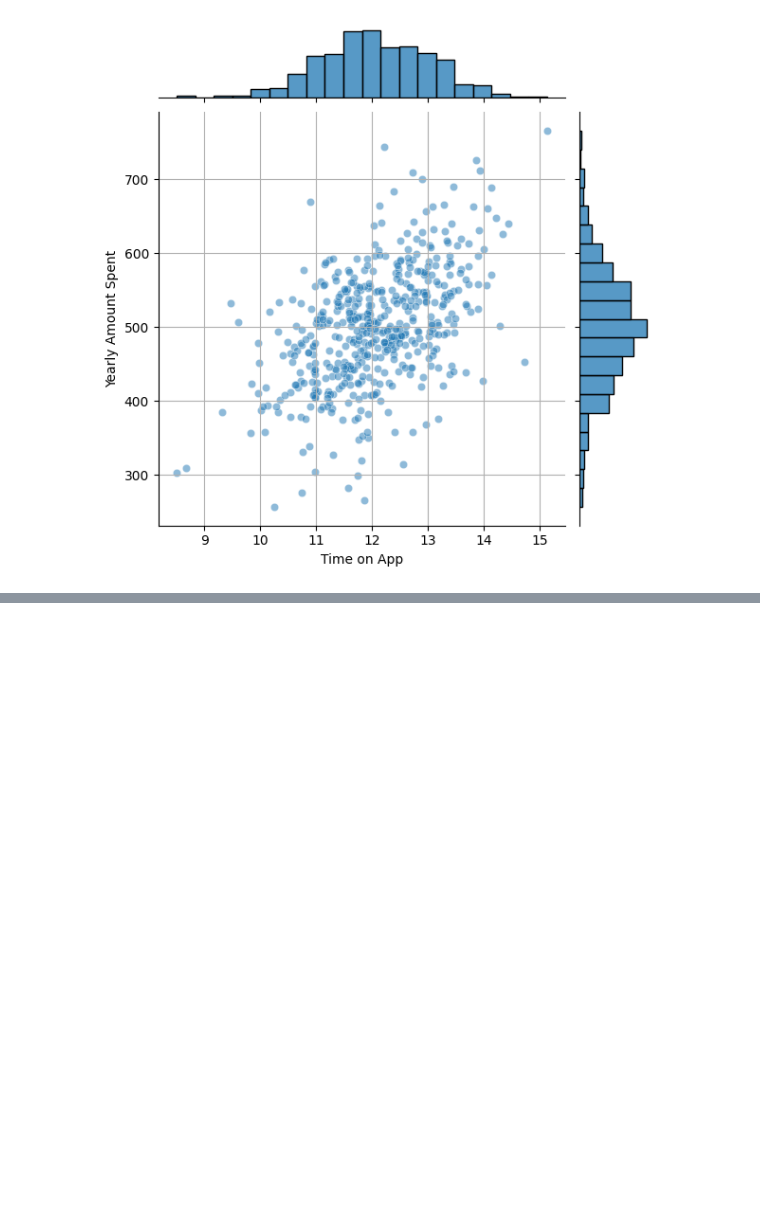
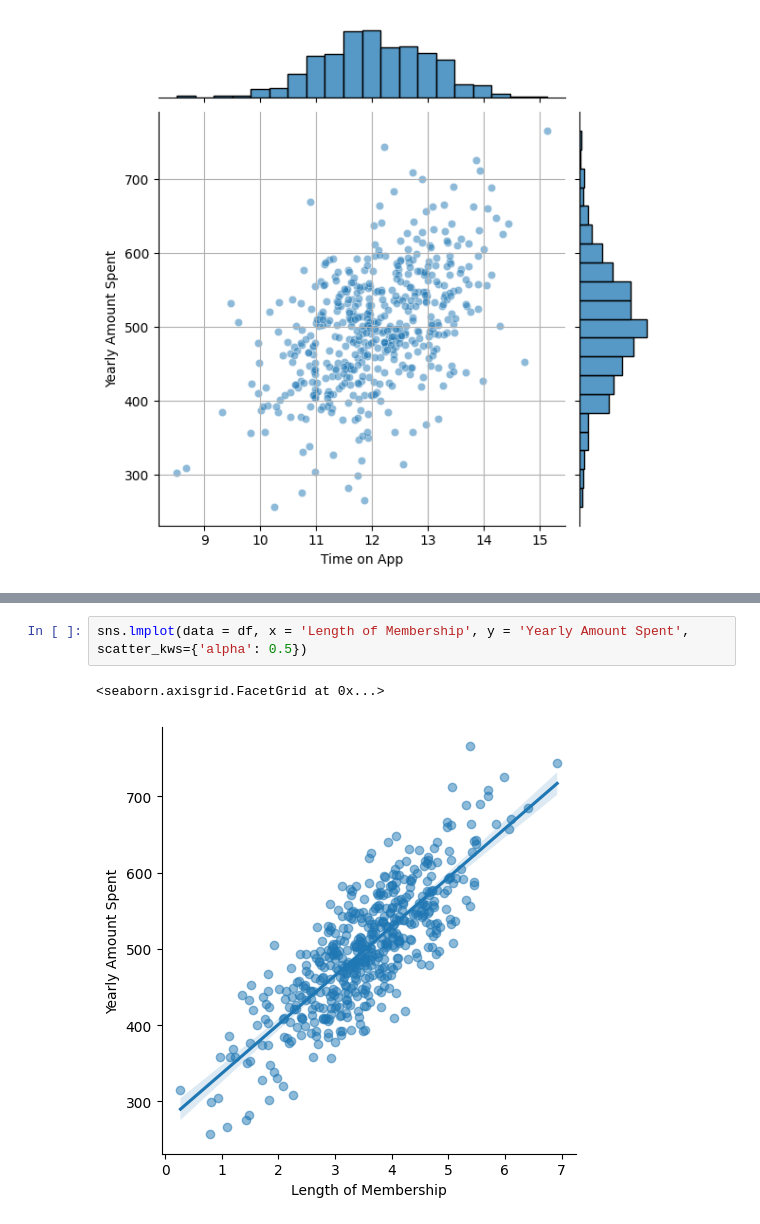
Before and after one commit to rizwanPizzee/Customers-Yearly-Spending-Prediction, a Jupyter notebook: MLR.ipynb, the cells around one changed output, grey strips where cells are left out. Cells and saved outputs as stored; diff of their text form; blank space fills up the shorter version.

```diff
--- a/MLR.ipynb
+++ b/MLR.ipynb
@@ -55,0 +71,5 @@ plt.grid()
+# %%
+sns.lmplot(data = df, x = 'Length of Membership', y = 'Yearly Amount Spent', scatter_kws={'alpha': 0.5})
+# %% [output]
+<seaborn.axisgrid.FacetGrid at 0x...>
+[figure, added]
```
Also changed, not shown: parts of 2 cells of this notebook.
